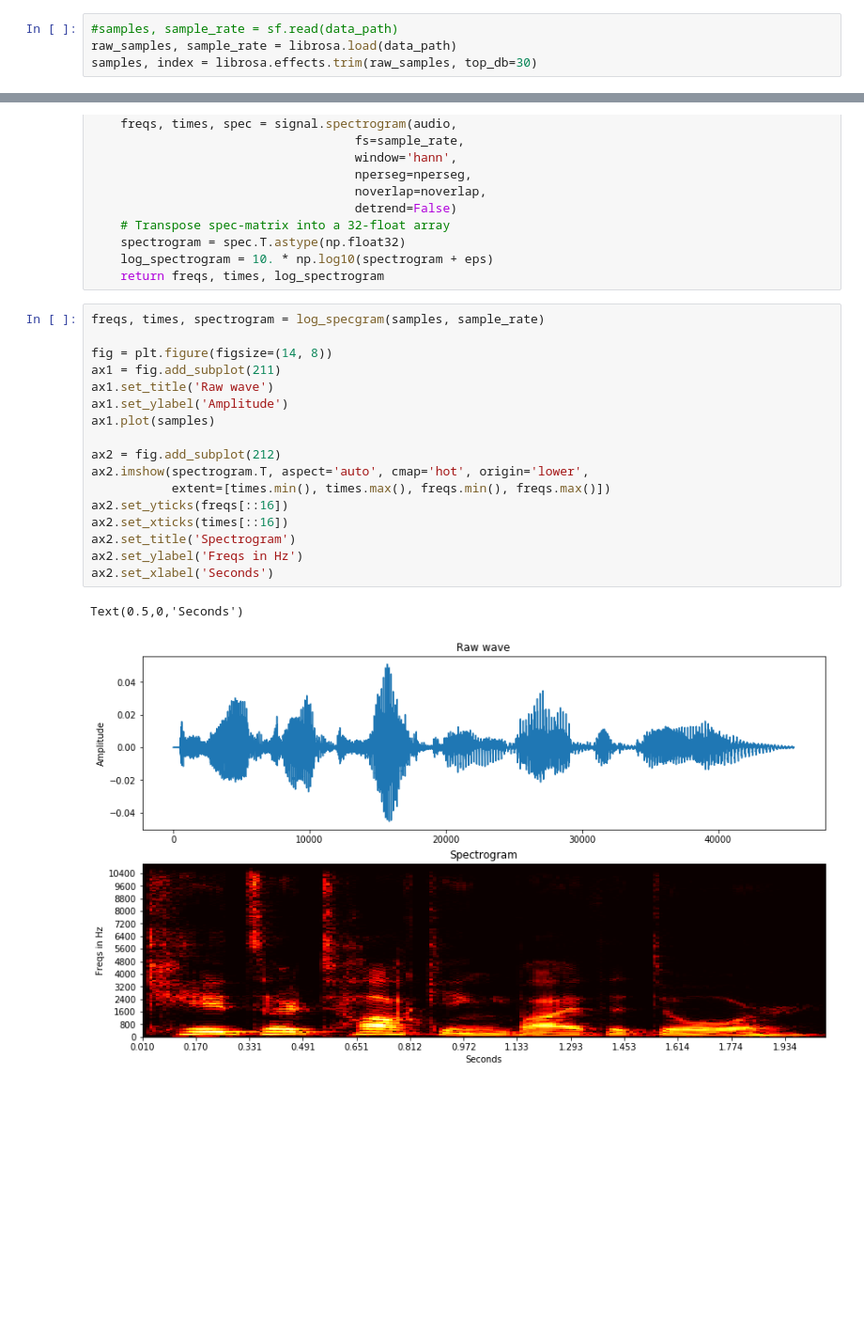
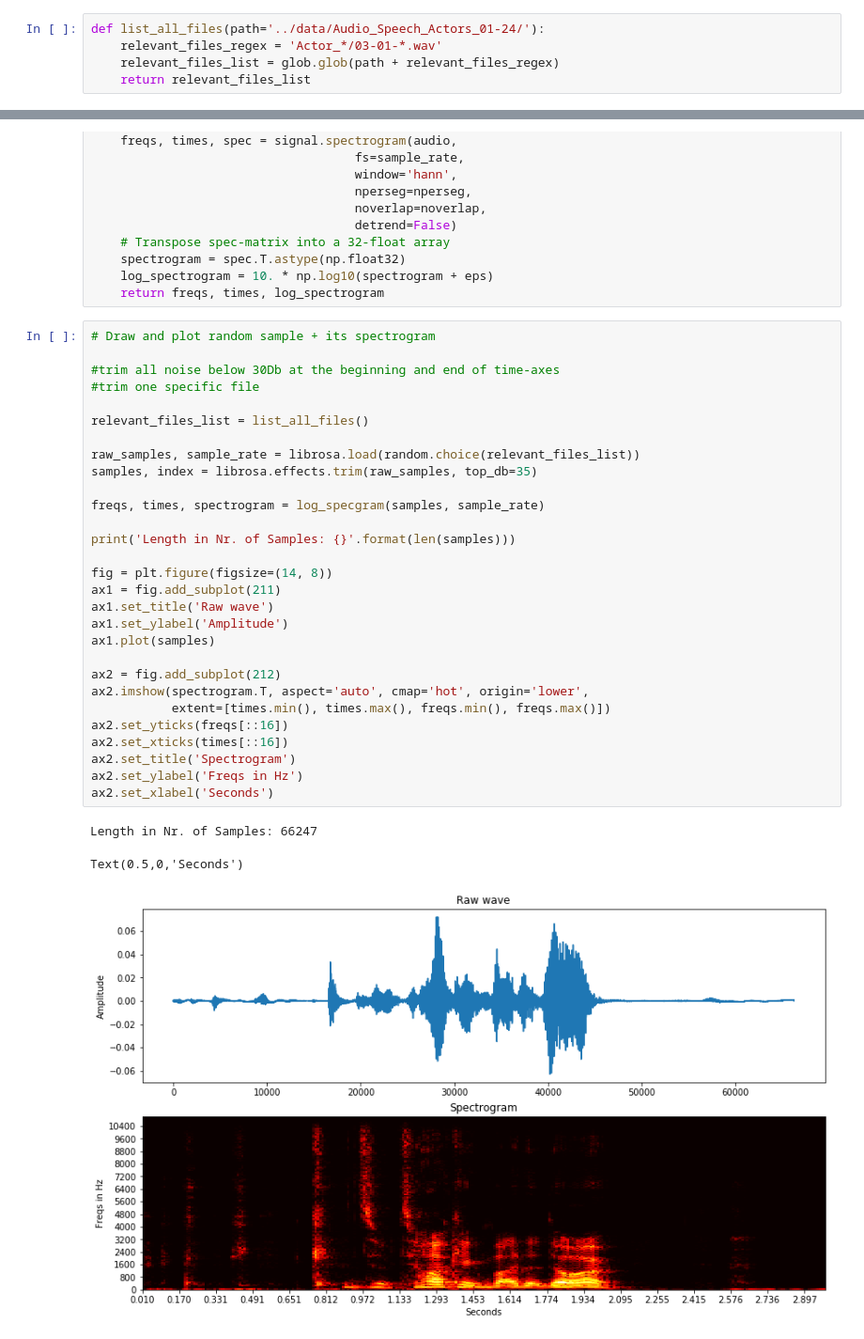
Before and after one commit to hannma/LinguProj, a Jupyter notebook: src/Data_Analytics.ipynb, the cells around one changed output, grey strips where cells are left out. Shown: that part at 94% size. Saved outputs shown, nothing was run; the diff lists cells and outputs as text; blank space fills up the shorter version.

Commit message:
random sample function added

```diff
--- a/src/Data_Analytics.ipynb
+++ b/src/Data_Analytics.ipynb
@@ -17,10 +19,11 @@ data_dir = '../data/Audio_Speech_Actors_01-24/Actor_07'
 data_file = '03-01-01-01-01-01-07.wav'
 
 data_path = os.path.join(data_dir, data_file)
-# %%
-#samples, sample_rate = sf.read(data_path)
-raw_samples, sample_rate = librosa.load(data_path)
-samples, index = librosa.effects.trim(raw_samples, top_db=30)
+# %%
+def list_all_files(path='../data/Audio_Speech_Actors_01-24/'):
+    relevant_files_regex = 'Actor_*/03-01-*.wav'
+    relevant_files_list = glob.glob(path + relevant_files_regex)
+    return relevant_files_list
 # %%
 #STFT https://towardsdatascience.com/audio-processing-in-tensorflow-208f1a4103aa
 def log_specgram(audio, sample_rate, window_size=20,
@@ -40,25 +43,38 @@ def log_specgram(audio, sample_rate, window_size=20,
     log_spectrogram = 10. * np.log10(spectrogram + eps)
     return freqs, times, log_spectrogram
 # %%
+# Draw and plot random sample + its spectrogram
+
+#trim all noise below 30Db at the beginning and end of time-axes
+#trim one specific file
+
+relevant_files_list = list_all_files()
+
+raw_samples, sample_rate = librosa.load(random.choice(relevant_files_list))
+samples, index = librosa.effects.trim(raw_samples, top_db=35)
+
 freqs, times, spectrogram = log_specgram(samples, sample_rate)
+
+print('Length in Nr. of Samples: {}'.format(len(samples)))
 
 fig = plt.figure(figsize=(14, 8))
 ax1 = fig.add_subplot(211)
 ax1.set_title('Raw wave')
 ax1.set_ylabel('Amplitude')
 ax1.plot(samples)
 
 ax2 = fig.add_subplot(212)
 ax2.imshow(spectrogram.T, aspect='auto', cmap='hot', origin='lower',
            extent=[times.min(), times.max(), freqs.min(), freqs.max()])
 ax2.set_yticks(freqs[::16])
 ax2.set_xticks(times[::16])
 ax2.set_title('Spectrogram')
 ax2.set_ylabel('Freqs in Hz')
 ax2.set_xlabel('Seconds')
 # %% [output]
-Text(0.5,0,'Seconds')
+Length in Nr. of Samples: 66247
+Text(0.5,0,'Seconds')
-[figure, old version]
+[figure, new version]
 # %%
 S = librosa.feature.melspectrogram(samples, sr=sample_rate, n_mels=128)
 
```
Also changed, not shown: parts of 3 cells of this notebook.
